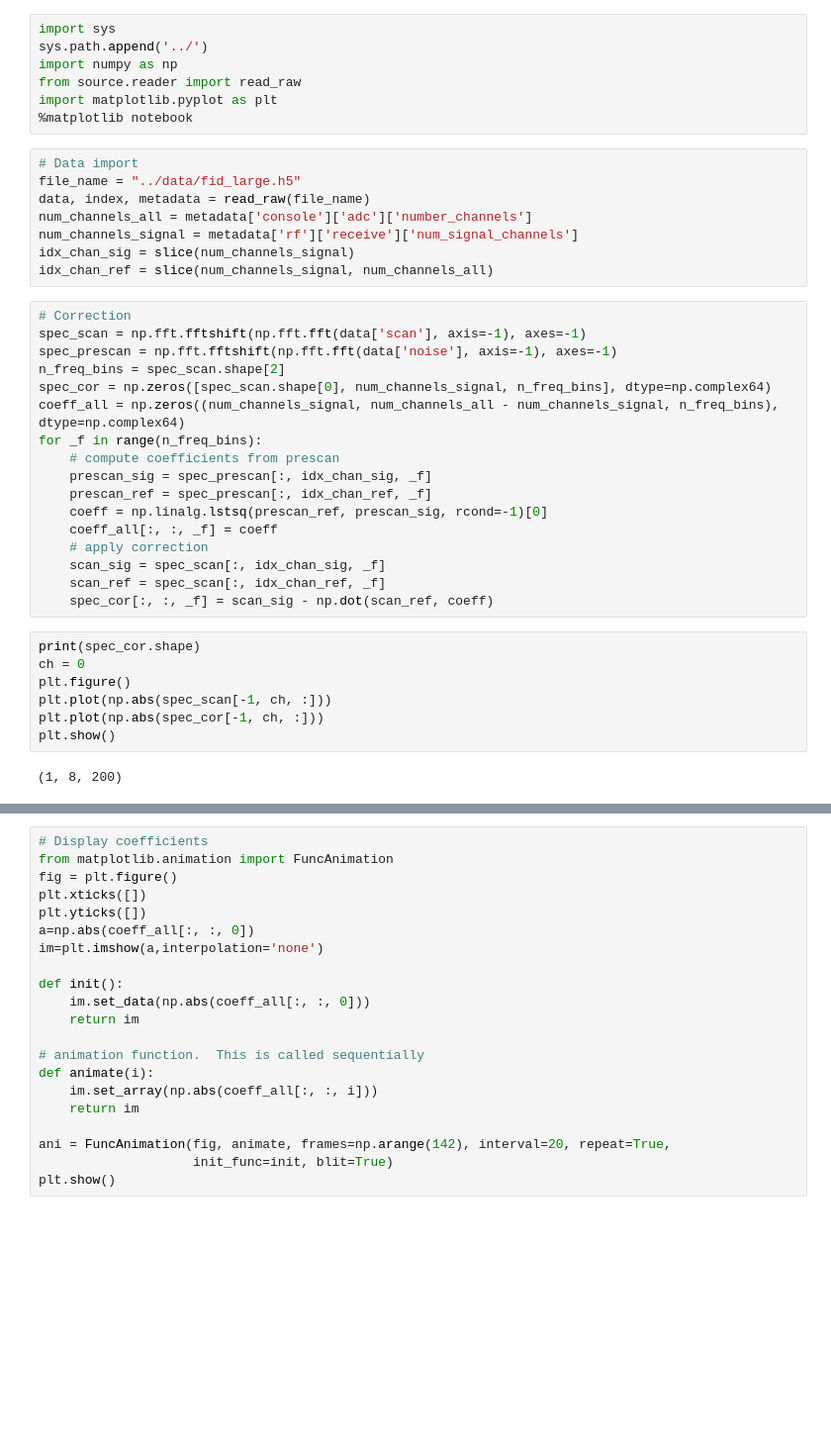
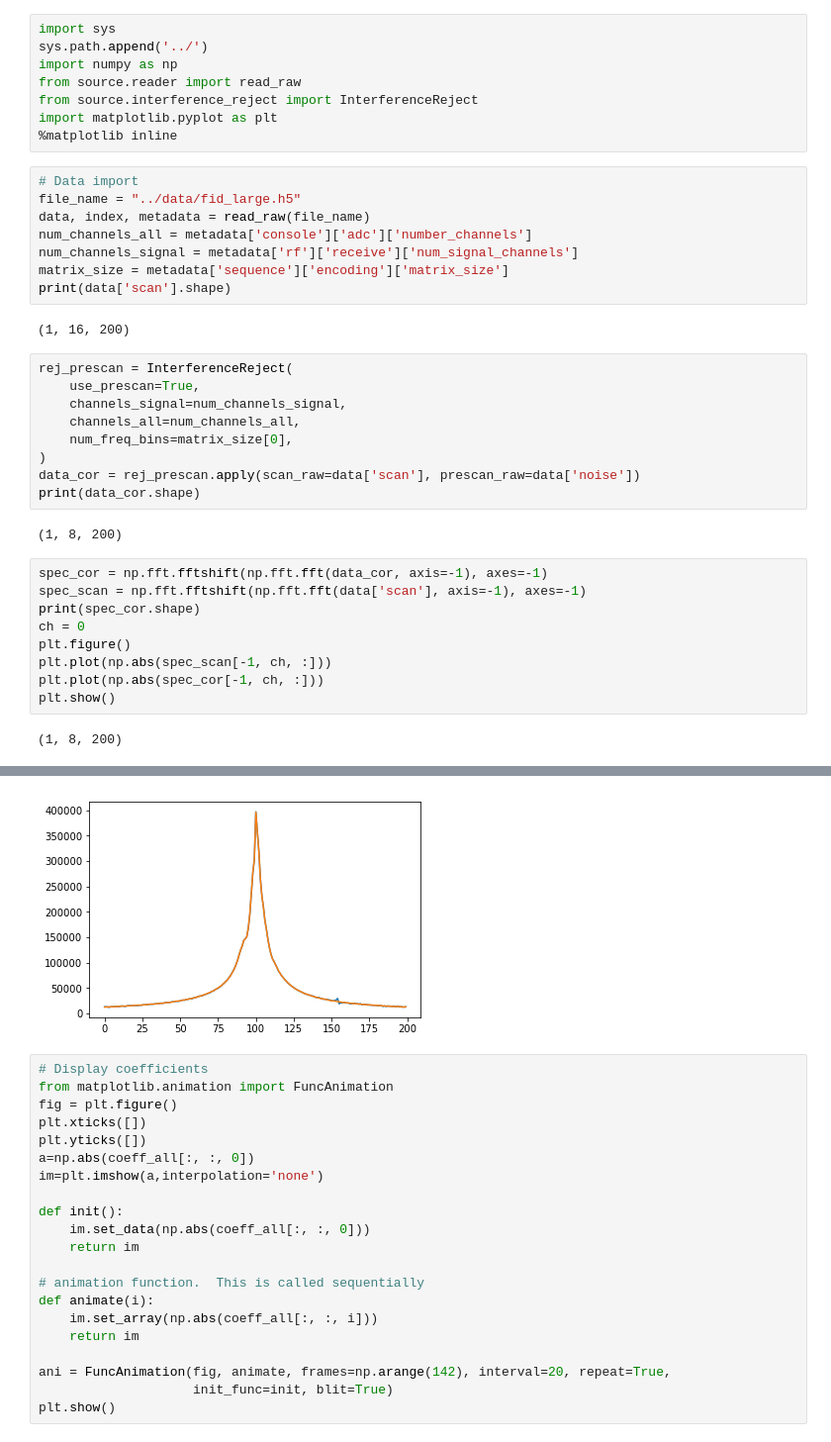
Before and after one commit to haddoc/mrir, a Jupyter notebook: notebooks/correct_fid.ipynb, the cells around one changed output, grey strips where cells are left out. Shown at 99% size. Saved outputs shown, nothing was run; the diff lists cells and outputs as text; blank space fills up the shorter version.

Commit message:
Create interference rejection class
Class to handle all example cases

```diff
--- a/notebooks/correct_fid.ipynb
+++ b/notebooks/correct_fid.ipynb
@@ -3,34 +3,33 @@ import sys
 sys.path.append('../')
 import numpy as np
 from source.reader import read_raw
+from source.interference_reject import InterferenceReject
 import matplotlib.pyplot as plt
-%matplotlib notebook
+%matplotlib inline
 # %%
 # Data import
 file_name = "../data/fid_large.h5"
 data, index, metadata = read_raw(file_name)
 num_channels_all = metadata['console']['adc']['number_channels']
 num_channels_signal = metadata['rf']['receive']['num_signal_channels']
-idx_chan_sig = slice(num_channels_signal)
-idx_chan_ref = slice(num_channels_signal, num_channels_all)
+matrix_size = metadata['sequence']['encoding']['matrix_size']
+print(data['scan'].shape)
+# %% [output]
+(1, 16, 200)
-# %%
-# Correction
-spec_scan = np.fft.fftshift(np.fft.fft(data['scan'], axis=-1), axes=-1)
-spec_prescan = np.fft.fftshift(np.fft.fft(data['noise'], axis=-1), axes=-1)
-n_freq_bins = spec_scan.shape[2]
-spec_cor = np.zeros([spec_scan.shape[0], num_channels_signal, n_freq_bins], dtype=np.complex64)
-coeff_all = np.zeros((num_channels_signal, num_channels_all - num_channels_signal, n_freq_bins), dtype=np.complex64)
-for _f in range(n_freq_bins):
-    # compute coefficients from prescan
-    prescan_sig = spec_prescan[:, idx_chan_sig, _f]
-    prescan_ref = spec_prescan[:, idx_chan_ref, _f]
-    coeff = np.linalg.lstsq(prescan_ref, prescan_sig, rcond=-1)[0]
-    coeff_all[:, :, _f] = coeff
-    # apply correction
-    scan_sig = spec_scan[:, idx_chan_sig, _f]
-    scan_ref = spec_scan[:, idx_chan_ref, _f]
-    spec_cor[:, :, _f] = scan_sig - np.dot(scan_ref, coeff)
+# %%
+rej_prescan = InterferenceReject(
+    use_prescan=True,
+    channels_signal=num_channels_signal,
+    channels_all=num_channels_all,
+    num_freq_bins=matrix_size[0],
+)
+data_cor = rej_prescan.apply(scan_raw=data['scan'], prescan_raw=data['noise'])
+print(data_cor.shape)
+# %% [output]
+(1, 8, 200)
 # %%
+spec_cor = np.fft.fftshift(np.fft.fft(data_cor, axis=-1), axes=-1)
+spec_scan = np.fft.fftshift(np.fft.fft(data['scan'], axis=-1), axes=-1)
 print(spec_cor.shape)
 ch = 0
 plt.figure()
@@ -44,3 +41,4 @@ plt.show()
+[figure, added]
 # %%
 # Display coefficients
 from matplotlib.animation import FuncAnimation
```
Also changed, not shown: parts of 1 cell of this notebook, 5 other files.
